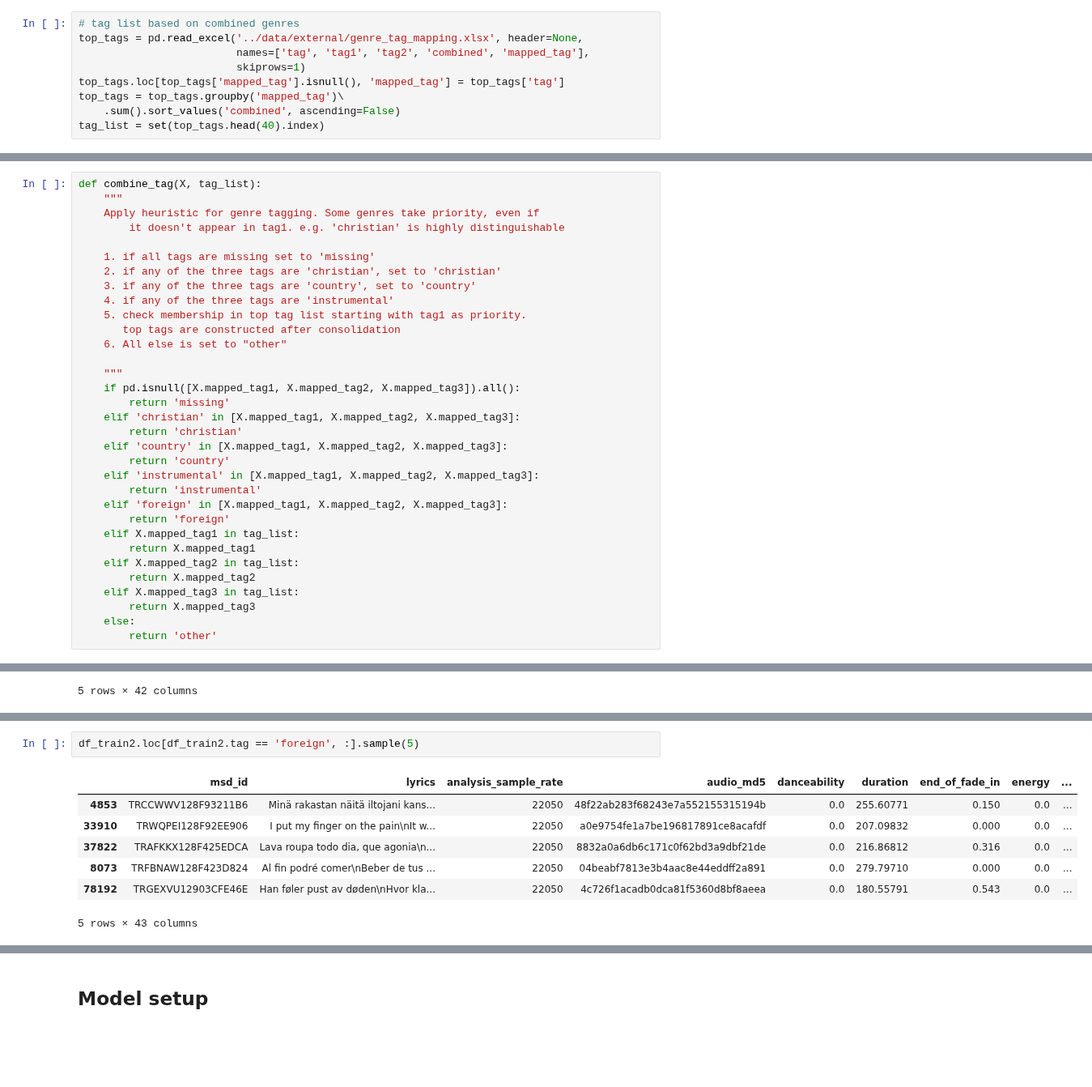
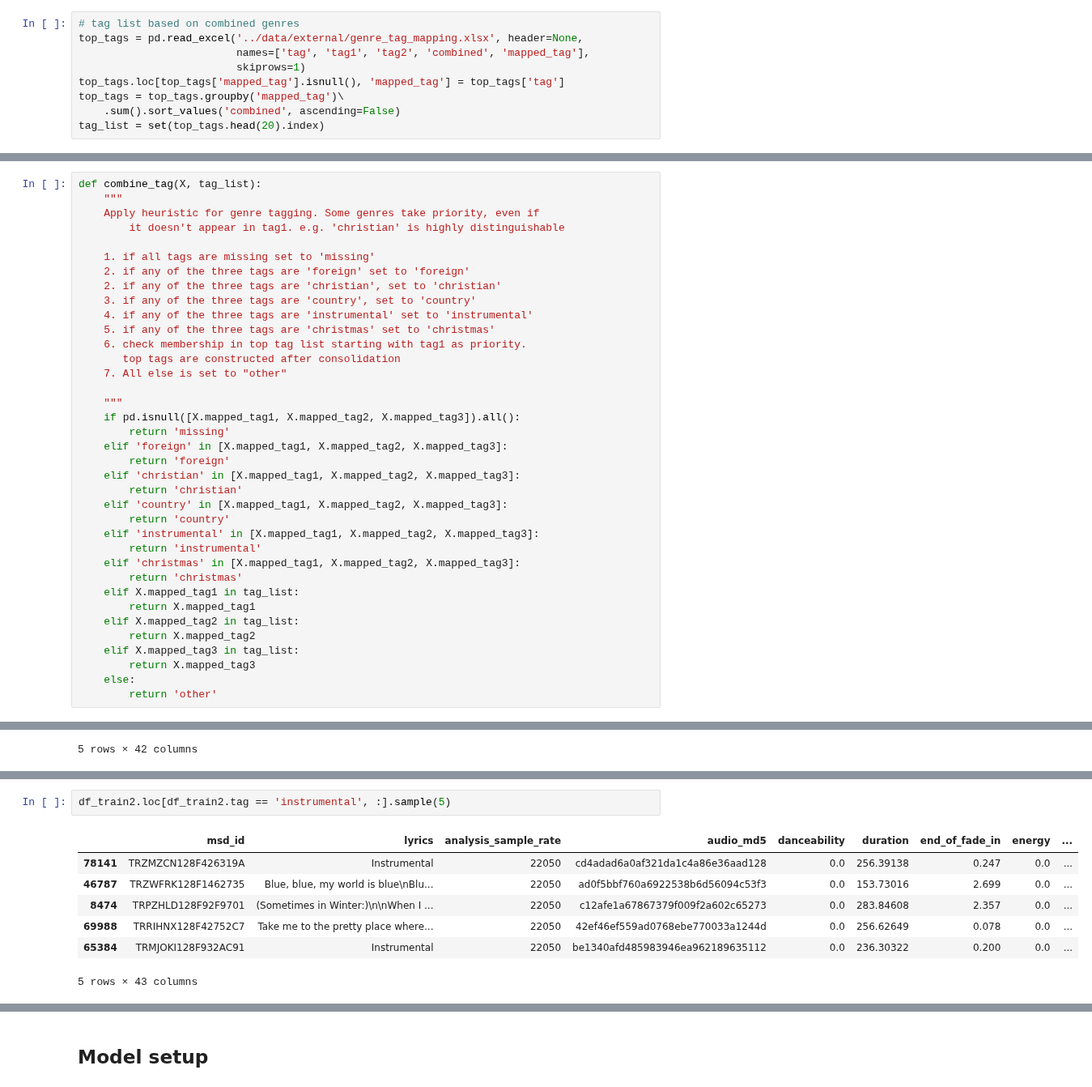
Before and after one commit to jrosenfeld13/capstone-deep-lyrics, a Jupyter notebook: notebooks/4.2-PRELIM-MM-108k-pre.ipynb, the cells around one changed output, grey strips where cells are left out. Shown at 81% size. Cells and saved outputs as stored; diff of their text form; blank space fills up the shorter version.

```diff
--- a/notebooks/4.2-PRELIM-MM-108k-pre.ipynb
+++ b/notebooks/4.2-PRELIM-MM-108k-pre.ipynb
@@ -134,7 +137,7 @@ top_tags = pd.read_excel('../data/external/genre_tag_mapping.xlsx', header=None,
 top_tags.loc[top_tags['mapped_tag'].isnull(), 'mapped_tag'] = top_tags['tag']
 top_tags = top_tags.groupby('mapped_tag')\
     .sum().sort_values('combined', ascending=False)
-tag_list = set(top_tags.head(40).index)
+tag_list = set(top_tags.head(20).index)
 # %%
 tag_list
 # %% [output]
@@ -178,24 +168,28 @@ def combine_tag(X, tag_list):
         it doesn't appear in tag1. e.g. 'christian' is highly distinguishable
 
     1. if all tags are missing set to 'missing'
+    2. if any of the three tags are 'foreign' set to 'foreign'
     2. if any of the three tags are 'christian', set to 'christian'
     3. if any of the three tags are 'country', set to 'country'
-    4. if any of the three tags are 'instrumental'
-    5. check membership in top tag list starting with tag1 as priority.
+    4. if any of the three tags are 'instrumental' set to 'instrumental'
+    5. if any of the three tags are 'christmas' set to 'christmas'
+    6. check membership in top tag list starting with tag1 as priority.
        top tags are constructed after consolidation
-    6. All else is set to "other"
+    7. All else is set to "other"
 
     """
     if pd.isnull([X.mapped_tag1, X.mapped_tag2, X.mapped_tag3]).all():
         return 'missing'
+    elif 'foreign' in [X.mapped_tag1, X.mapped_tag2, X.mapped_tag3]:
+        return 'foreign'
     elif 'christian' in [X.mapped_tag1, X.mapped_tag2, X.mapped_tag3]:
         return 'christian'
     elif 'country' in [X.mapped_tag1, X.mapped_tag2, X.mapped_tag3]:
         return 'country'
     elif 'instrumental' in [X.mapped_tag1, X.mapped_tag2, X.mapped_tag3]:
         return 'instrumental'
-    elif 'foreign' in [X.mapped_tag1, X.mapped_tag2, X.mapped_tag3]:
-        return 'foreign'
+    elif 'christmas' in [X.mapped_tag1, X.mapped_tag2, X.mapped_tag3]:
+        return 'christmas'
     elif X.mapped_tag1 in tag_list:
         return X.mapped_tag1
     elif X.mapped_tag2 in tag_list:
@@ -236,13 +222,13 @@ df_train2.loc[df_train2.mapped_tag1.isnull(), df_train2.columns[-7:]].head()
 df_train2['tag'] = df_train2.apply(combine_tag, axis=1, tag_list=tag_list)
 # %%
-df_train2.loc[df_train2.tag == 'foreign', :].sample(5)
+df_train2.loc[df_train2.tag == 'instrumental', :].sample(5)
 # %% [output]
 |  | msd_id | lyrics | analysis_sample_rate | audio_md5 | danceability | duration | end_of_fade_in | energy | ... |
-| 4853 | TRCCWWV128F93211B6 | Minä rakastan näitä iltojani kans... | 22050 | 48f22ab283f68243e7a552155315194b | 0.0 | 255.60771 | 0.150 | 0.0 | ... |
-| 33910 | TRWQPEI128F92EE906 | I put my finger on the pain\nIt w... | 22050 | a0e9754fe1a7be196817891ce8acafdf | 0.0 | 207.09832 | 0.000 | 0.0 | ... |
-| 37822 | TRAFKKX128F425EDCA | Lava roupa todo dia, que agonia\n... | 22050 | 8832a0a6db6c171c0f62bd3a9dbf21de | 0.0 | 216.86812 | 0.316 | 0.0 | ... |
-| 8073 | TRFBNAW128F423D824 | Al fin podré comer\nBeber de tus ... | 22050 | 04beabf7813e3b4aac8e44eddff2a891 | 0.0 | 279.79710 | 0.000 | 0.0 | ... |
-| 78192 | TRGEXVU12903CFE46E | Han føler pust av døden\nHvor kla... | 22050 | 4c726f1acadb0dca81f5360d8bf8aeea | 0.0 | 180.55791 | 0.543 | 0.0 | ... |
+| 78141 | TRZMZCN128F426319A | Instrumental | 22050 | cd4adad6a0af321da1c4a86e36aad128 | 0.0 | 256.39138 | 0.247 | 0.0 | ... |
+| 46787 | TRZWFRK128F1462735 | Blue, blue, my world is blue\nBlu... | 22050 | ad0f5bbf760a6922538b6d56094c53f3 | 0.0 | 153.73016 | 2.699 | 0.0 | ... |
+| 8474 | TRPZHLD128F92F9701 | (Sometimes in Winter:)\n\nWhen I ... | 22050 | c12afe1a67867379f009f2a602c65273 | 0.0 | 283.84608 | 2.357 | 0.0 | ... |
+| 69988 | TRRIHNX128F42752C7 | Take me to the pretty place where... | 22050 | 42ef46ef559ad0768ebe770033a1244d | 0.0 | 256.62649 | 0.078 | 0.0 | ... |
+| 65384 | TRMJOKI128F932AC91 | Instrumental | 22050 | be1340afd485983946ea962189635112 | 0.0 | 236.30322 | 0.200 | 0.0 | ... |
 5 rows × 43 columns
 # %%
 df_train2.loc[df_train2.tag == 'country', df_train2.columns[-7:]].sample(5)
```
Also changed, not shown: parts of 36 cells of this notebook.
